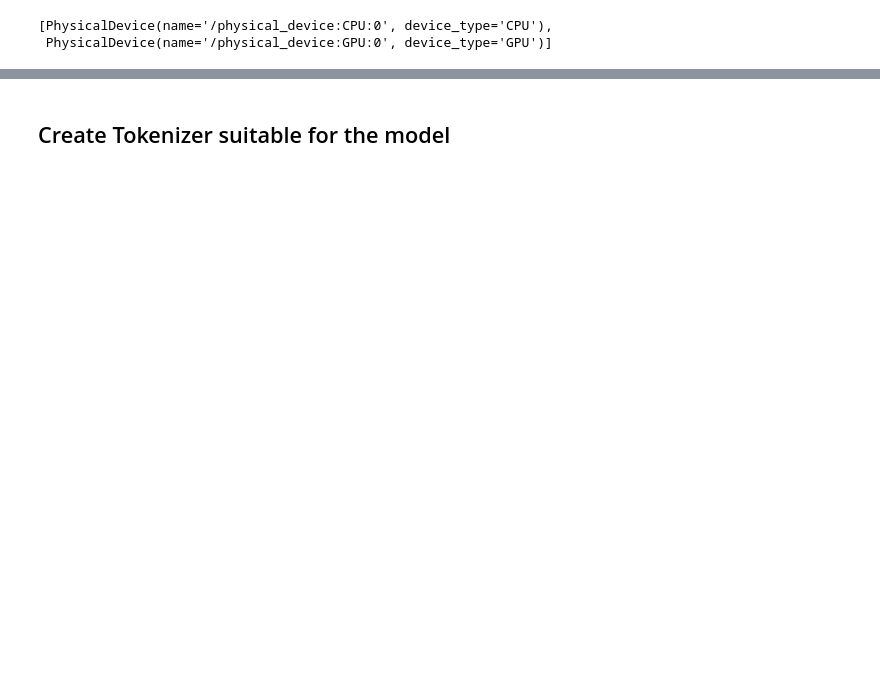
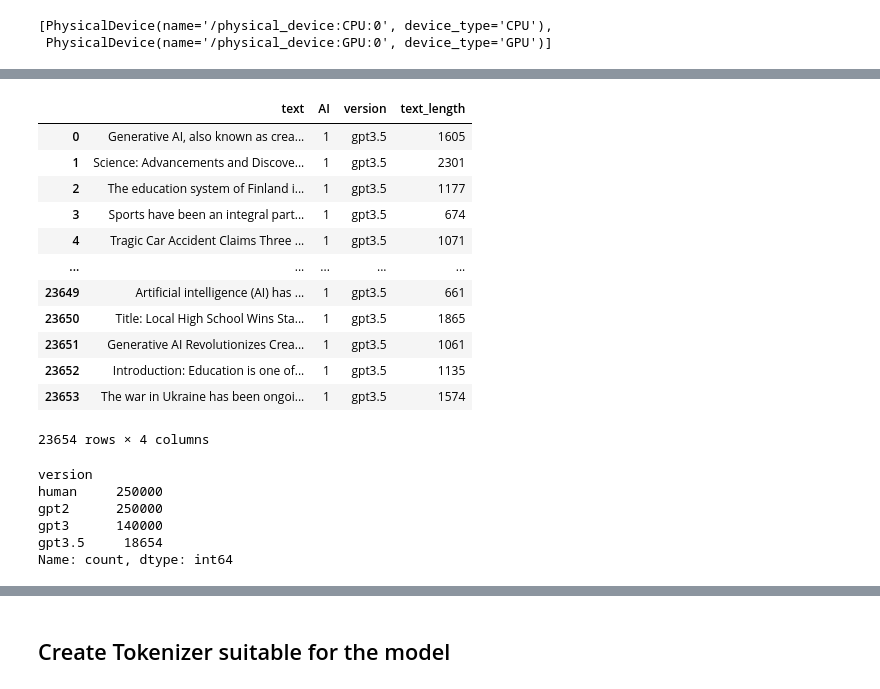
Before and after one commit to michafdlr/AI_written_text_identifier, a Jupyter notebook: notebooks/RoBERTa_Michael_F.ipynb, the cells around one changed output, grey strips where cells are left out. Drawn from its saved outputs; the diff is of its cells as text; code cells hidden in the pictures; blank space fills up the shorter version.

```diff
--- a/notebooks/RoBERTa_Michael_F.ipynb
+++ b/notebooks/RoBERTa_Michael_F.ipynb
@@ -31,0 +58,5 @@ tf.config.list_physical_devices()
+# %%
+df_gpt3_advanced = pd.read_csv("gpt3_output/gpt3_advanced.csv")
+# %%
+df_gpt3_advanced["version"] = "gpt3.5"
+df_gpt3_advanced
@@ -47,0 +94,17 @@ train_small, train_medium, train_long = divide_frame(train)
+# %%
+df_gpt3_advanced = df_gpt3_advanced.sample(frac=1,random_state=1).reset_index(drop=True)
+df_gpt3_advanced
+# %% [output]
+|  | text | AI | version | text_length |
+| 0 | Generative AI, also known as crea... | 1 | gpt3.5 | 1605 |
+| 1 | Science: Advancements and Discove... | 1 | gpt3.5 | 2301 |
+| 2 | The education system of Finland i... | 1 | gpt3.5 | 1177 |
+| 3 | Sports have been an integral part... | 1 | gpt3.5 | 674 |
+| 4 | Tragic Car Accident Claims Three ... | 1 | gpt3.5 | 1071 |
+| ... | ... | ... | ... | ... |
+| 23649 | Artificial intelligence (AI) has ... | 1 | gpt3.5 | 661 |
+| 23650 | Title: Local High School Wins Sta... | 1 | gpt3.5 | 1865 |
+| 23651 | Generative AI Revolutionizes Crea... | 1 | gpt3.5 | 1061 |
+| 23652 | Introduction: Education is one of... | 1 | gpt3.5 | 1135 |
+| 23653 | The war in Ukraine has been ongoi... | 1 | gpt3.5 | 1574 |
+23654 rows × 4 columns
@@ -47,0 +115,9 @@ train_small, train_medium, train_long = divide_frame(train)
+# %%
+train.version.value_counts()
+# %% [output]
+version
+human     250000
+gpt2      250000
+gpt3      140000
+gpt3.5     18654
+Name: count, dtype: int64
```
Also changed, not shown: parts of 63 cells of this notebook, 1 other file.
